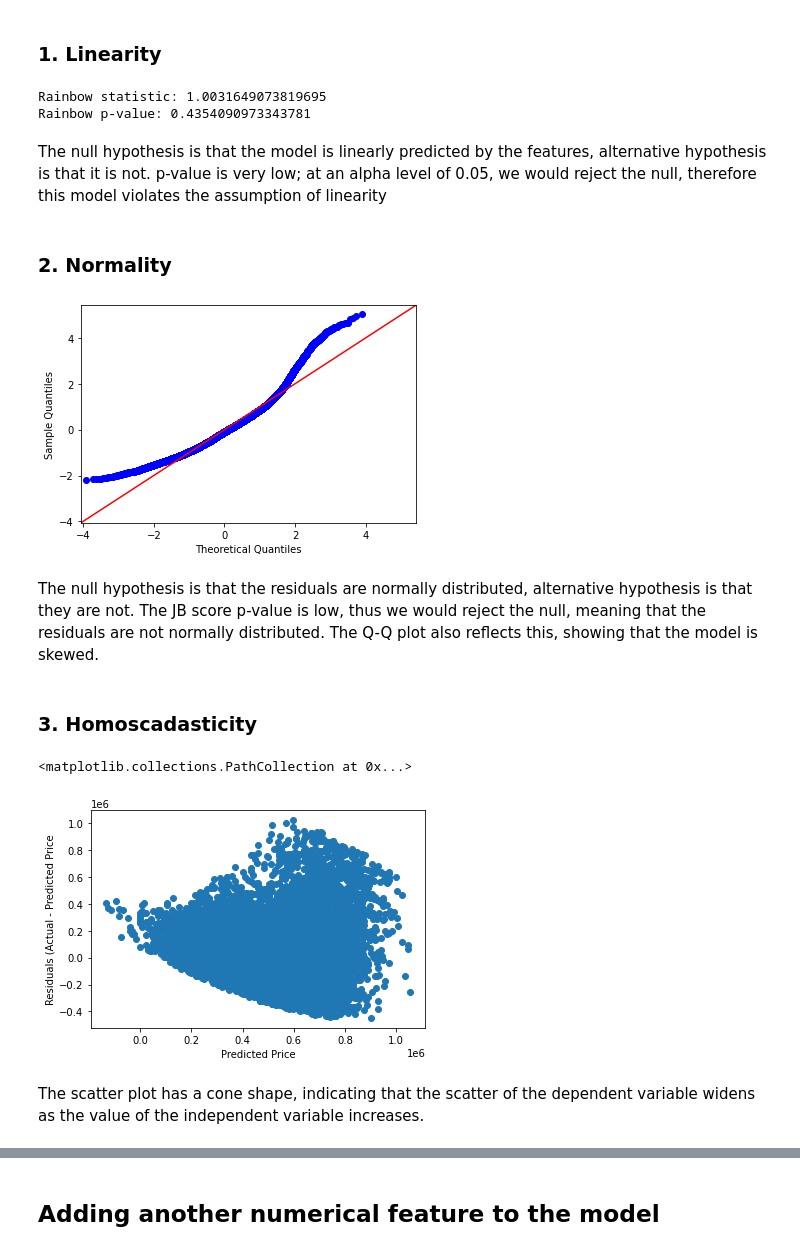
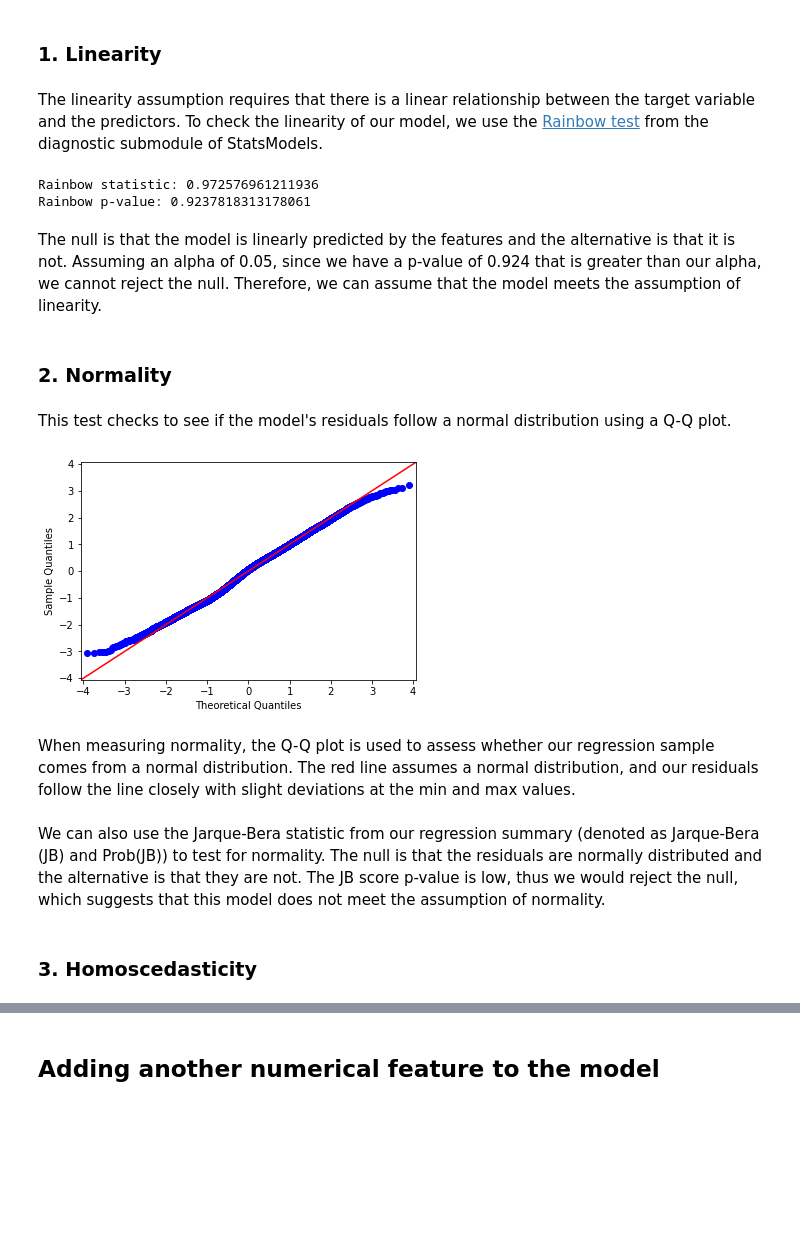
Before and after one commit to nancyho83/Property-Development-Analysis, a Jupyter notebook: Property_Development_Analysis.ipynb, the cells around one changed output, grey strips where cells are left out. Drawn from its saved outputs; the diff is of its cells as text; code cells hidden in the pictures; blank space fills up the shorter version.

```diff
--- a/Property_Development_Analysis.ipynb
+++ b/Property_Development_Analysis.ipynb
@@ -194,9 +175,10 @@ Then we log transform two continuous features, `sqft_living` and `sqft_lot`, and
 # %%
-non_normal = filtered_housing_df[['sqft_living', 'sqft_lot']]
+non_normal = filtered_housing_df[['price', 'sqft_living', 'sqft_lot']]
 for feat in non_normal:
     filtered_housing_df[feat] = filtered_housing_df[feat].map(lambda x: np.log(x))
-filtered_housing_df.hist(figsize=(10,10))
-plt.show()
+
+filtered_housing_df['sqft_living'] = filtered_housing_df['sqft_living'].map(lambda x: (x - filtered_housing_df['sqft_living'].mean()) / filtered_housing_df['sqft_living'].std())
+filtered_housing_df['sqft_lot'] = filtered_housing_df['sqft_lot'].map(lambda x: (x - filtered_housing_df['sqft_lot'].mean()) / filtered_housing_df['sqft_lot'].std())
 # %% [output]
 A value is trying to be set on a copy of a slice from a DataFrame.
 Try using .loc[row_indexer,col_indexer] = value instead
@@ -241,4 +239,6 @@ Since `sqft_lot` seems to have the highest correlation with `price`, our first m
 # %%
 fsm_df = filtered_housing_df[['price', 'sqft_living']]
-fsm_df.head()
+formula = 'price ~ sqft_living'
+fsm_results = ols_analysis(fsm_df, formula)
+fsm_results.summary()
 # %% [output]
@@ -346,27 +320,26 @@ def independence_test(df):
 # %% [markdown]
 ### 1. Linearity
+# %% [markdown]
+The linearity assumption requires that there is a linear relationship between the target variable and the predictors. To check the linearity of our model, we use the [Rainbow test](https://www.tandfonline.com/doi/abs/10.1080/03610928208828423) from the diagnostic submodule of StatsModels.
 # %%
-linearity_test(fsm)
+linearity_test(fsm_results)
 # %% [output]
-Rainbow statistic: 1.0031649073819695
-Rainbow p-value: 0.4354090973343781
+Rainbow statistic: 0.972576961211936
+Rainbow p-value: 0.9237818313178061
 # %% [markdown]
-The null hypothesis is that the model is linearly predicted by the features, alternative hypothesis is that it is not. p-value is very low; at an alpha level of 0.05, we would reject the null, therefore this model violates the assumption of linearity
+The null is that the model is linearly predicted by the features and the alternative is that it is not. Assuming an alpha of 0.05, since we have a p-value of 0.924 that is greater than our alpha, we cannot reject the null. Therefore, we can assume that the model meets the assumption of linearity.
 # %% [markdown]
 ### 2. Normality
+# %% [markdown]
+This test checks to see if the model's residuals follow a normal distribution using a Q-Q plot.
 # %%
-fsm_resids = fsm.resid
+fsm_resids = fsm_results.resid
 normality_test(fsm_resids)
 # %% [output]
-[figure, old version]
+[figure, new version]
+# %% [markdown]
+When measuring normality, the Q-Q plot is used to assess whether our regression sample comes from a normal distribution. The red line assumes a normal distribution, and our residuals follow the line closely with slight deviations at the min and max values.
 # %% [markdown]
-The null hypothesis is that the residuals are normally distributed, alternative hypothesis is that they are not. The JB score p-value is low, thus we would reject the null, meaning that the residuals are not normally distributed. The Q-Q plot also reflects this, showing that the model is skewed.
+We can also use the Jarque-Bera statistic from our regression summary (denoted as Jarque-Bera (JB) and Prob(JB)) to test for normality. The null is that the residuals are normally distributed and the alternative is that they are not. The JB score p-value is low, thus we would reject the null, which suggests that this model does not meet the assumption of normality.
 # %% [markdown]
-### 3. Homoscadasticity
+### 3. Homoscedasticity
-# %%
-homoscadasticity(fsm, fsm_resids)
-# %% [output]
-<matplotlib.collections.PathCollection at 0x...>
-[figure, removed]
-# %% [markdown]
-The scatter plot has a cone shape, indicating that the scatter of the dependent variable widens as the value of the independent variable increases.
```
Also changed, not shown: parts of 106 cells of this notebook, 3 other files.
